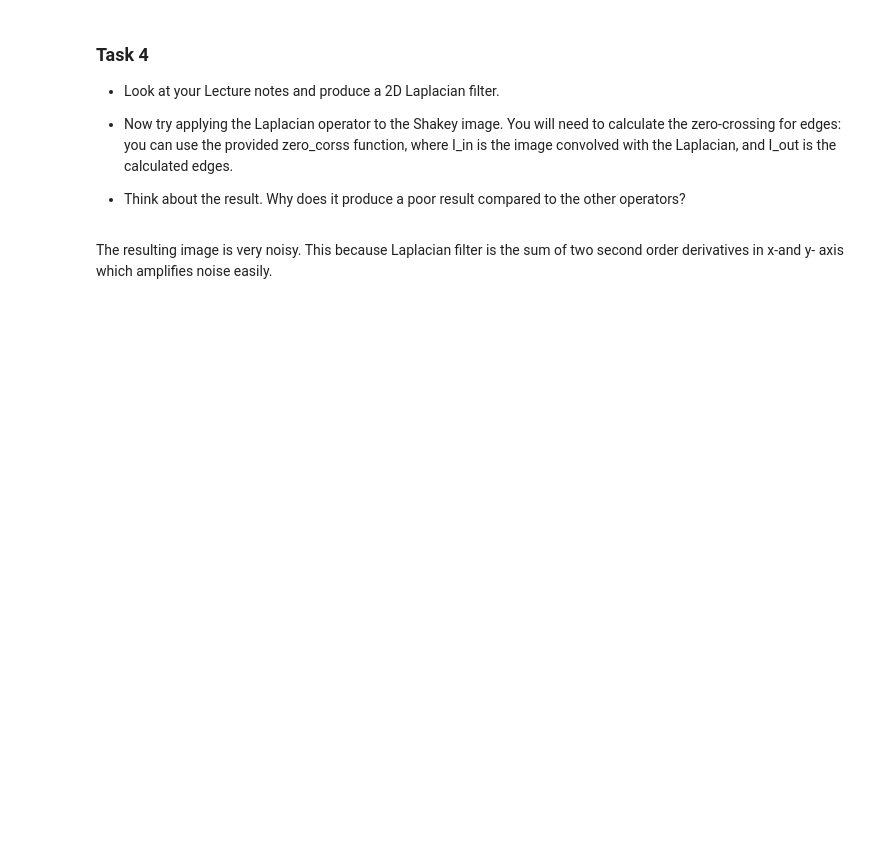
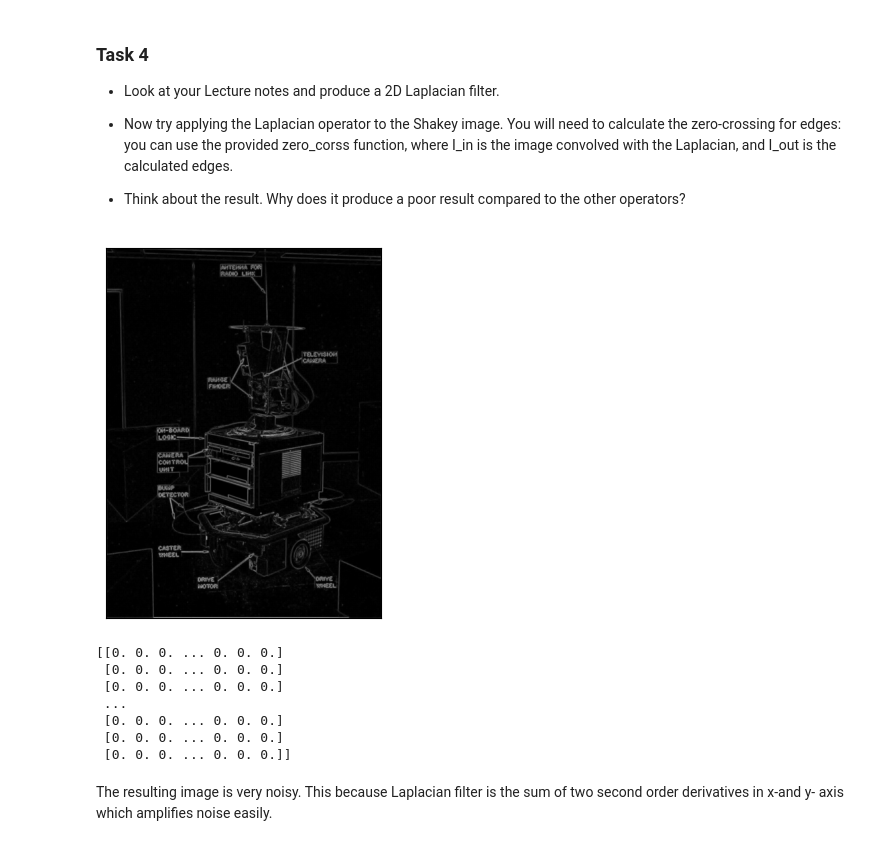
Before and after one commit to variable-21/ComputerVisionLabs, a Jupyter notebook: lab2.ipynb, the cells around one changed output. Drawn from its saved outputs; the diff is of its cells as text; code cells hidden in the pictures; blank space fills up the shorter version.

```diff
--- a/lab2.ipynb
+++ b/lab2.ipynb
@@ -152,3 +182,28 @@ The execution time of applying a 2D convolution is far greater than that of appl
+# %%
+def laplacian(image,kernel_x, kernel_y):
+    image_x_1st = scipy.signal.convolve2d(image,kernel_x)
+    image_x_2nd = scipy.signal.convolve2d(image_x_1st,kernel_x)
+
+    image_y_1st = scipy.signal.convolve2d(image,kernel_y)
+    image_y_2nd = scipy.signal.convolve2d(image_y_1st,kernel_y)
+
+    result = magnitude(image_x_2nd,image_y_2nd)
+    return result
+# %%
+I_in = laplacian(shakey, sobel_x, sobel_y)
+show_binary_image(I_in)
+
+I_out = zero_cross(I_in)
+print(I_out)
+# %% [output]
+[figure, added]
+[[0. 0. 0. ... 0. 0. 0.]
+ [0. 0. 0. ... 0. 0. 0.]
+ [0. 0. 0. ... 0. 0. 0.]
+ ...
+ [0. 0. 0. ... 0. 0. 0.]
+ [0. 0. 0. ... 0. 0. 0.]
+ [0. 0. 0. ... 0. 0. 0.]]
 # %% [markdown]
 The resulting image is very noisy. This because Laplacian filter is the sum of two second order derivatives in x-and y- axis which amplifies noise easily.
 # %% [markdown]
```
Also changed, not shown: parts of 15 cells of this notebook.
